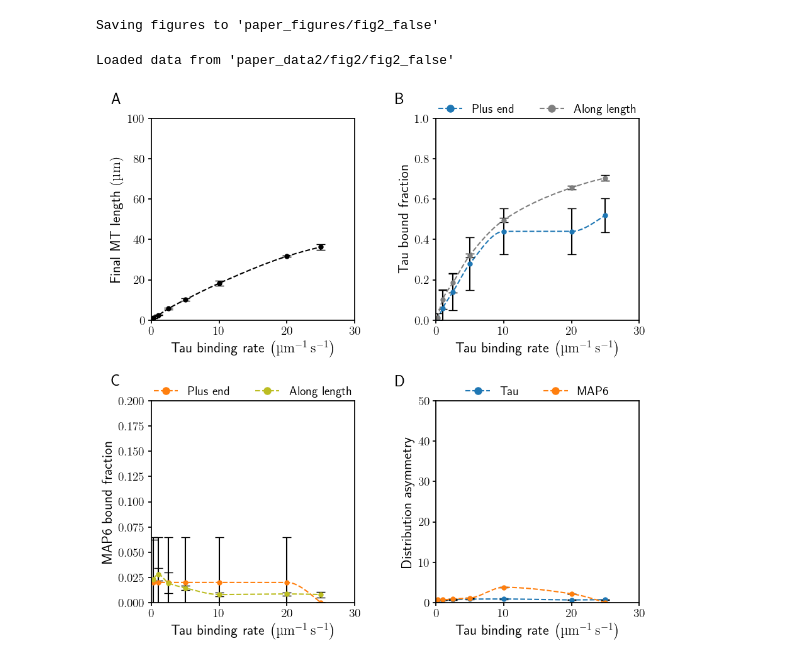
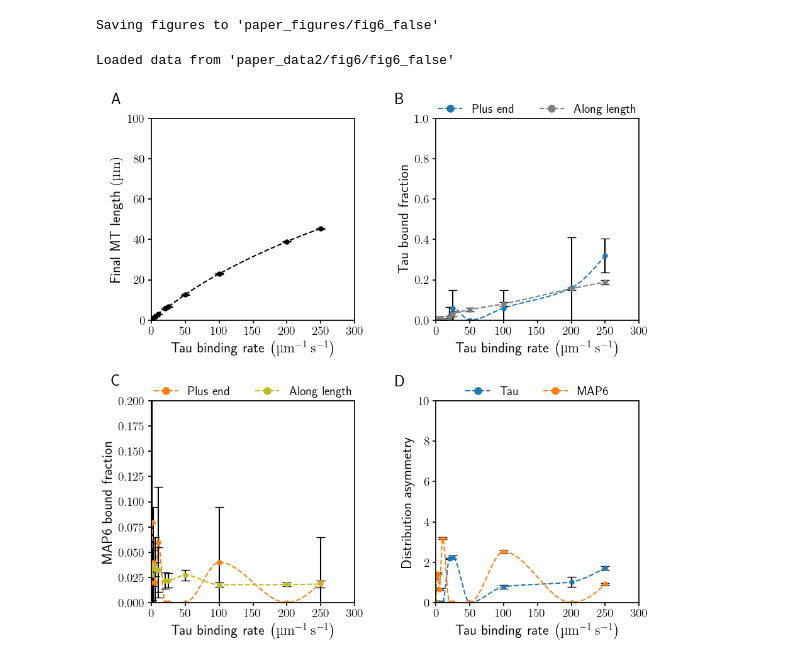
Before and after one commit to CWU-Computational-Biophysics/tau_mts, a Jupyter notebook: paper_analysis.ipynb, the cells around one changed output. Drawn from its saved outputs; the diff is of its cells as text; code cells hidden in the pictures.

```diff
--- a/paper_analysis.ipynb
+++ b/paper_analysis.ipynb
@@ -19,24 +19,28 @@ plt.style.use(['default', 'biophysics.mplstyle'])
 # data_dir = Path('paper_data2/fig1/fig1_true')
 # data_dir = Path('paper_data2/fig1/fig1_false')
 # data_dir = Path('paper_data2/fig2/fig2_true')
-data_dir = Path('paper_data2/fig2/fig2_false')
+# data_dir = Path('paper_data2/fig2/fig2_false')
 # data_dir = Path('paper_data2/fig3/fig3_true')
 # data_dir = Path('paper_data2/fig3/fig3_false')
 # data_dir = Path('paper_data2/fig4/fig4_true')
 # data_dir = Path('paper_data2/fig4/fig4_false')
+# data_dir = Path('paper_data2/fig5/fig5_true')
+# data_dir = Path('paper_data2/fig5/fig5_false')
+# data_dir = Path('paper_data2/fig6/fig6_true')
+data_dir = Path('paper_data2/fig6/fig6_false')
 
 # define and create figure save location
 fig_dir = Path('paper_figures') / data_dir.name
 fig_dir.mkdir(parents=True, exist_ok=True)
 print(f"Saving figures to '{fig_dir}'")
 # %% [output]
-Saving figures to 'paper_figures/fig2_false'
+Saving figures to 'paper_figures/fig6_false'
 # %%
 # load simulation data from data folder
 multisim = MultiSim(file_dir=data_dir)
 print(f"Loaded data from '{data_dir}'")
 # %% [output]
-Loaded data from 'paper_data2/fig2/fig2_false'
+Loaded data from 'paper_data2/fig6/fig6_false'
 # %%
 # create a simulation averages dataframe for plotting
 flen_df = pd.DataFrame([
@@ -66,7 +70,7 @@ flen_df = pd.DataFrame([
 # flen_grouped = flen_df[['tau_on', 'fin_len']].groupby('tau_on')
 # for figures 3 and 4
 # flen_grouped = flen_df[['map6_on', 'fin_len']].groupby('map6_on')
-if 'fig1' in data_dir.name or 'fig2' in data_dir.name:
+if 'fig1' in data_dir.name or 'fig2' in data_dir.name or 'fig5' in data_dir.name or 'fig6' in data_dir.name:
     flen_grouped = flen_df[['tau_on', 'fin_len']].groupby('tau_on')
 else:
     flen_grouped = flen_df[['map6_on', 'fin_len']].groupby('map6_on')
@@ -83,7 +87,7 @@ flen_stats = pd.DataFrame({
 # mean_flen_df = flen_df.groupby('tau_on').mean()
 # for figure 3 and 4
 # mean_flen_df = flen_df.groupby('map6_on').mean()
-if 'fig1' in data_dir.name or 'fig2' in data_dir.name:
+if 'fig1' in data_dir.name or 'fig2' in data_dir.name or 'fig5' in data_dir.name or 'fig6' in data_dir.name:
     mean_flen_df = flen_df.groupby('tau_on').mean()
 else:
     mean_flen_df = flen_df.groupby('map6_on').mean()
@@ -99,7 +103,7 @@ asym_df = mean_flen_df[['tau_plus_end_asym', 'map6_plus_end_asym']]
 # for figures 3 and 4
 # grouped_dist_df = flen_df[['map6_on', 'tau_frac_tip', 'map6_frac_tip', 'tau_frac_length', 'map6_frac_length']].groupby('map6_on')
 # check if figures 1 or 2
-if 'fig1' in data_dir.name or 'fig2' in data_dir.name:
+if 'fig1' in data_dir.name or 'fig2' in data_dir.name or 'fig5' in data_dir.name or 'fig6' in data_dir.name:
     grouped_dist_df = flen_df[['tau_on', 'tau_frac_tip', 'map6_frac_tip', 'tau_frac_length', 'map6_frac_length']].groupby('tau_on')
 else:
     grouped_dist_df = flen_df[['map6_on', 'tau_frac_tip', 'map6_frac_tip', 'tau_frac_length', 'map6_frac_length']].groupby('map6_on')
@@ -150,7 +154,7 @@ for i, label in enumerate(['A', 'B', 'C', 'D']):
     # for figures 3 and 4
     # axs[i].set_xlabel(r"MAP6 binding rate $\left(\qty{}{\per\micro\meter\per\second}\right)$")
 
-    if 'fig1' in data_dir.name or 'fig2' in data_dir.name:
+    if 'fig1' in data_dir.name or 'fig2' in data_dir.name or 'fig5' in data_dir.name or 'fig6' in data_dir.name:
         axs[i].set_xlabel(r"Tau binding rate $\left(\qty{}{\per\micro\meter\per\second}\right)$")
     else:
         axs[i].set_xlabel(r"MAP6 binding rate $\left(\qty{}{\per\micro\meter\per\second}\right)$")
@@ -177,7 +181,7 @@ for i, label in enumerate(['A', 'B', 'C', 'D']):
     # axs[i].set_xlim(0, 30)
     # axs[i].set_xticks([0, 10, 20, 30])
 
-    if 'fig1' in data_dir.name:
+    if 'fig1' in data_dir.name or 'fig6' in data_dir.name:
         axs[i].set_xlim(0, 300)
         axs[i].set_xticks([0, 50, 100, 150, 200, 250, 300])
     else:
@@ -310,7 +314,7 @@ axC.legend(
 # axC.set_ylim(0, 0.2)
 # for figures 3 and 4
 # axC.set_ylim(0, 1)
-if 'fig1' in data_dir.name or 'fig2' in data_dir.name:
+if 'fig1' in data_dir.name or 'fig2' in data_dir.name or 'fig6' in data_dir.name:
     axC.set_ylim(0, 0.2)
 else:
     axC.set_ylim(0, 1)
@@ -363,31 +367,33 @@ axD.legend(
 # axD.set_ylim(0, 5)
 # for figure 3 and 4
 # axD.set_ylim(0, 50)
 if 'fig1' in data_dir.name:
     axD.set_ylim(0, 5)
 elif 'fig2' in data_dir.name:
     axD.set_ylim(0, 50)
+elif 'fig5' in data_dir.name or 'fig6' in data_dir.name:
+    axD.set_ylim(0, 10)
 else:
     axD.set_ylim(0, 100)
 
 
 # save figure
 fig_name = fig_dir / "figure9"
 fig.savefig(fig_name)
 
 # create a dataframe of all x y pairs
 df = pd.DataFrame({
     'tau/map6_ratio': axA_len_x,
     'final_length': axA_len_y,
     'tau_plus_end': axB_plus_y,
     'tau_length': axB_len_y,
     'map6_plus_end': axC_plus_y,
     'map6_length': axC_len_y,
     'tau_asym': axD_tau_y,
     'map6_asym': axD_map6_y,
 })
 
 # save the data
 df.to_csv(fig_name.with_suffix('.csv'), index=False)
 # %% [output]
-[figure, old version]
+[figure, new version]
```
Also changed, not shown: 3 other files.
